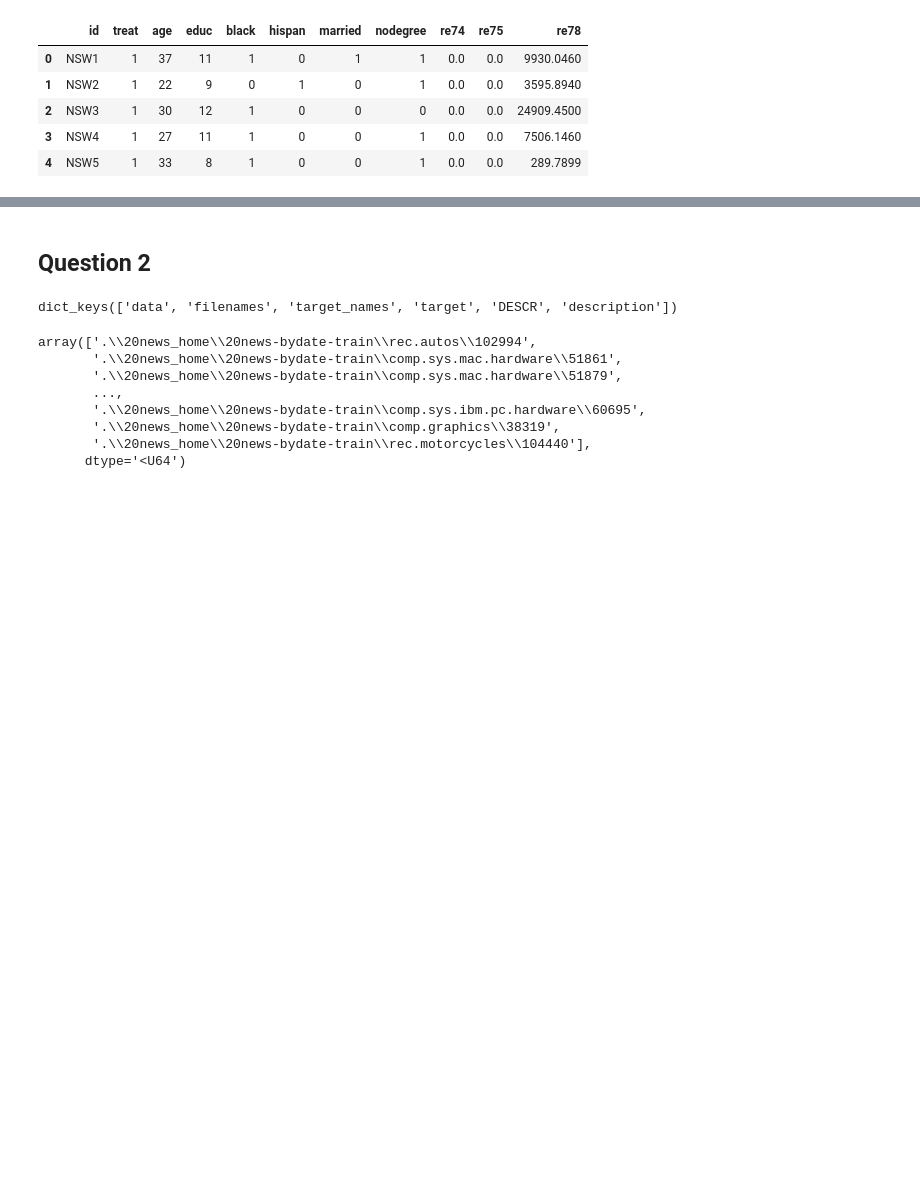
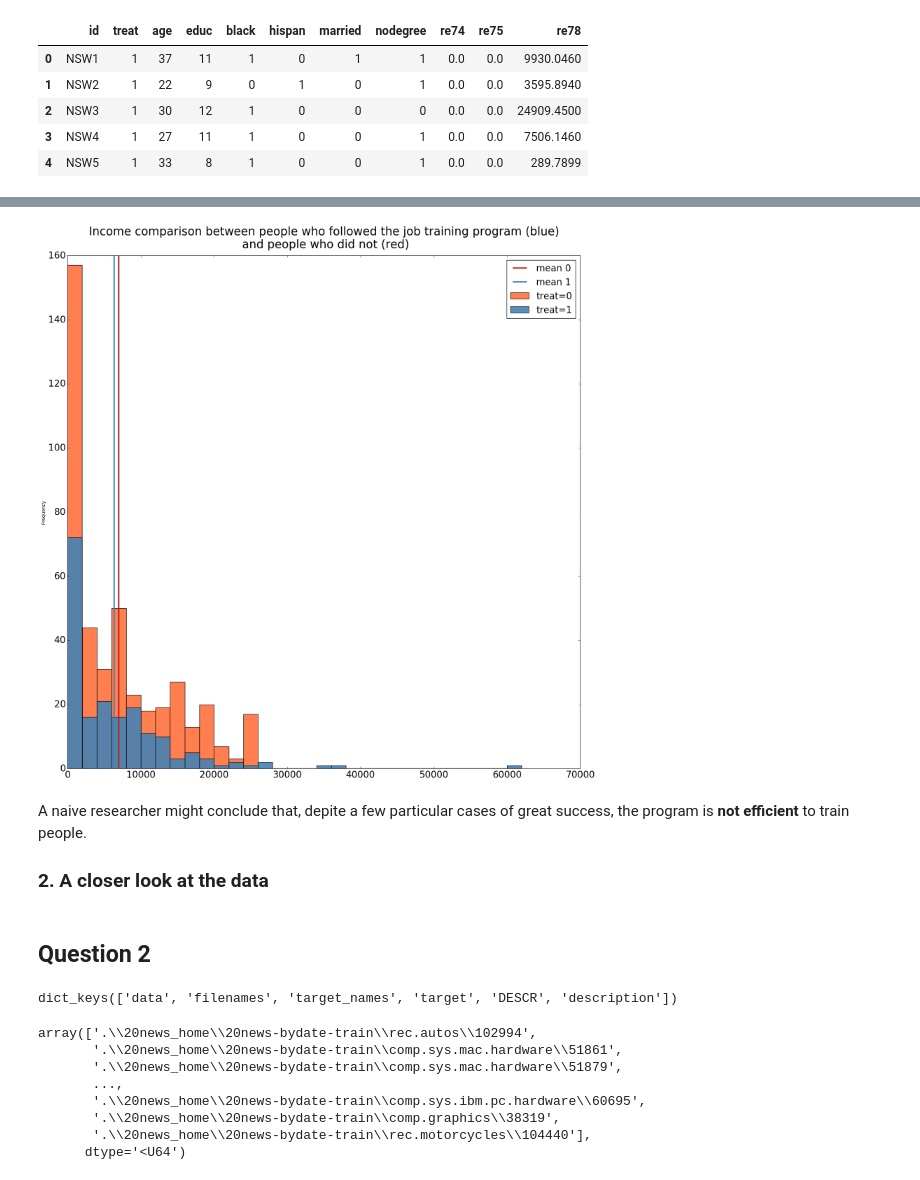
Before and after one commit to Redouane-Elghazi/ADA_ENPantouFLeS, a Jupyter notebook: HW4/hw4.ipynb, the cells around one changed output, grey strips where cells are left out. Drawn from its saved outputs; the diff is of its cells as text; code cells hidden in the pictures; blank space fills up the shorter version.

```diff
--- a/HW4/hw4.ipynb
+++ b/HW4/hw4.ipynb
@@ -19,3 +56,30 @@ db.head()
+# %%
+# Regularized bin size according to the values obtained with describe
+bins_ = pd.Series([2000*i for i in range(32)])
+
+# Large figure
+fig = plt.figure(figsize=(20,20))
+
+# Bin plots: note that they are NOT stacked
+ax0 = db[db['treat']==0]['re78'].plot.hist(bins=bins_, color='coral', alpha=1, label='treat=0')
+ax1 = db[db['treat']==1]['re78'].plot.hist(bins=bins_, color='steelblue', alpha=0.9,  label='treat=1')
+
+# Add the means of each group
+plt.axvline(db[db['treat']==0]['re78'].mean(),color='firebrick',lw=3,label ='mean 0')
+plt.axvline(db[db['treat']==1]['re78'].mean(),color='steelblue',lw=3,label ='mean 1')
+
+# Adapt the legend/axis/title size
+plt.legend(prop={'size': 20})
+plt.tick_params(labelsize=20)
+plt.title('Income comparison between people who followed the job training program (blue)\n and people who did not (red)',fontsize=25,y=1.01)
+
+plt.show()
+# %% [output]
+[figure, added]
+# %% [markdown]
+A naive researcher might conclude that, depite a few particular cases of great success, the program is **not efficient** to train people.
+
+### 2. A closer look at the data
 # %% [markdown]
 ## Question 2
 # %%
```
Also changed, not shown: parts of 5 cells of this notebook.
